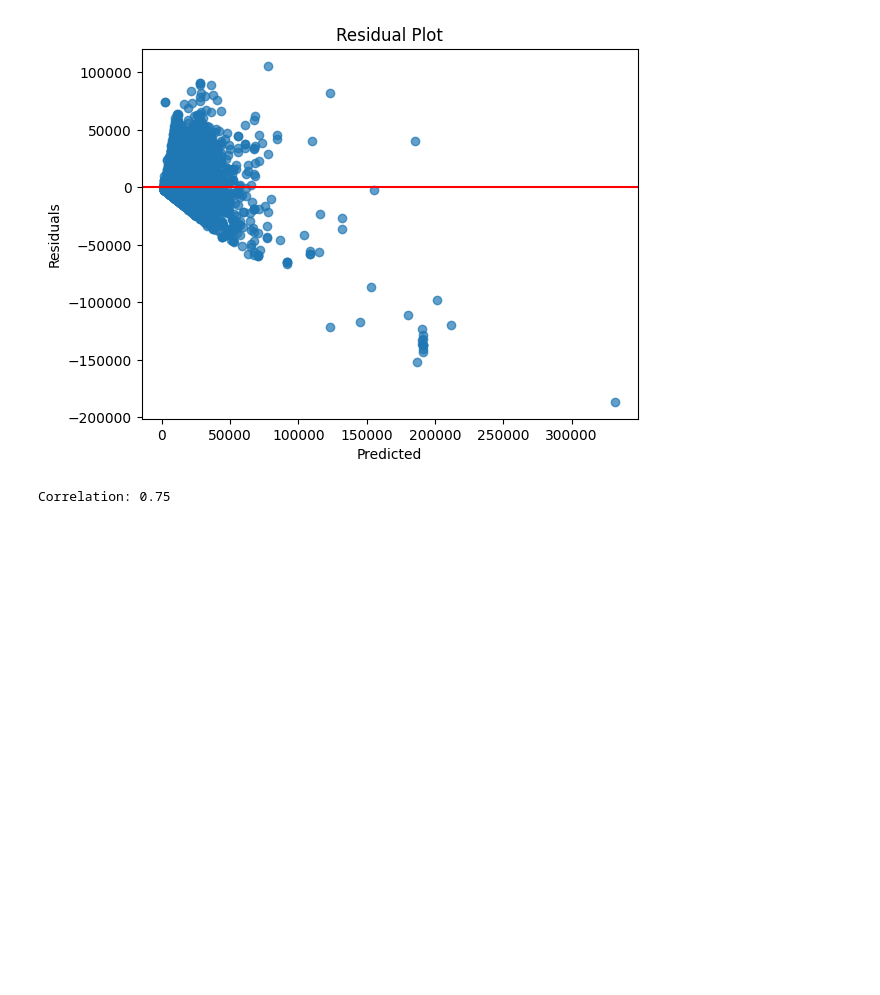
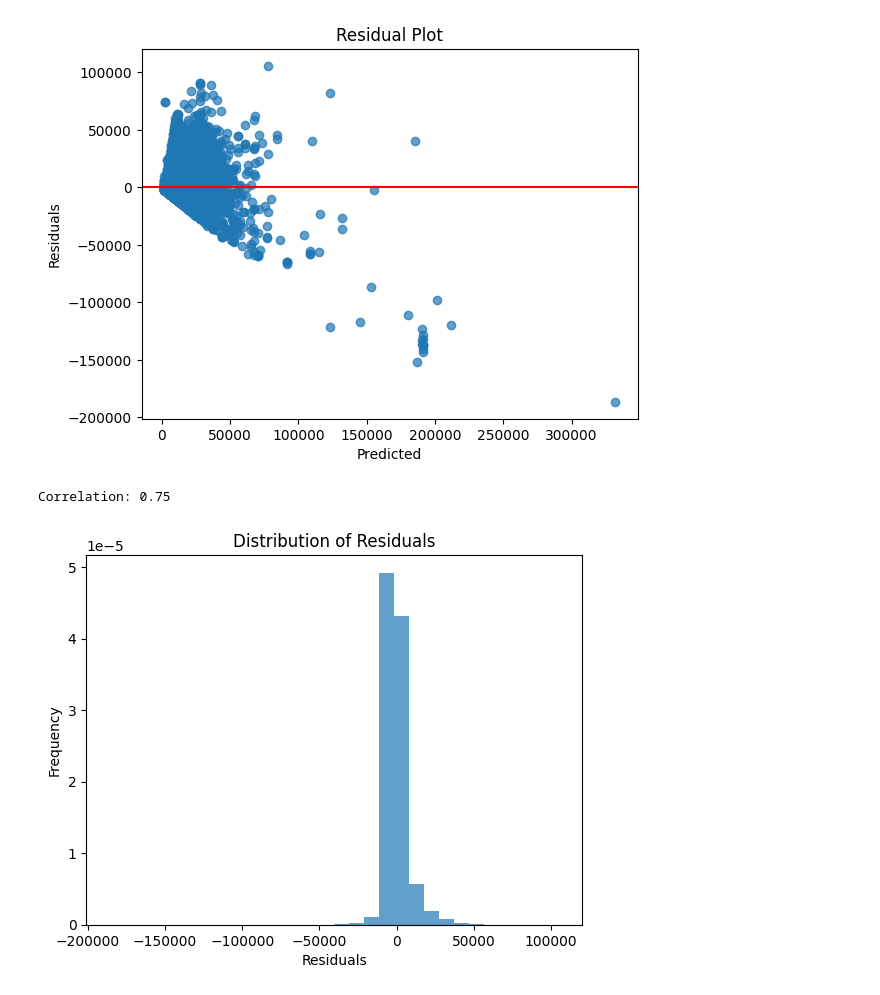
Before and after one commit to Mykolazaz/ethiopian-insurance-premiums, a Jupyter notebook: Basics.ipynb, the cells around one changed output. Drawn from its saved outputs; the diff is of its cells as text; code cells hidden in the pictures; blank space fills up the shorter version.

```diff
--- a/Basics.ipynb
+++ b/Basics.ipynb
@@ -595,3 +624,11 @@ correlation = np.corrcoef(Y_test, Y_pred)[0, 1]
 print(f"Correlation: {correlation:.2f}")
 # %% [output]
 Correlation: 0.75
+# %%
+plt.hist(Y_test - Y_pred, bins=30, density=True, alpha=0.7)
+plt.xlabel("Residuals")
+plt.ylabel("Frequency")
+plt.title("Distribution of Residuals")
+plt.show()
+# %% [output]
+[figure, added]
```
Also changed, not shown: parts of 2 cells of this notebook.
